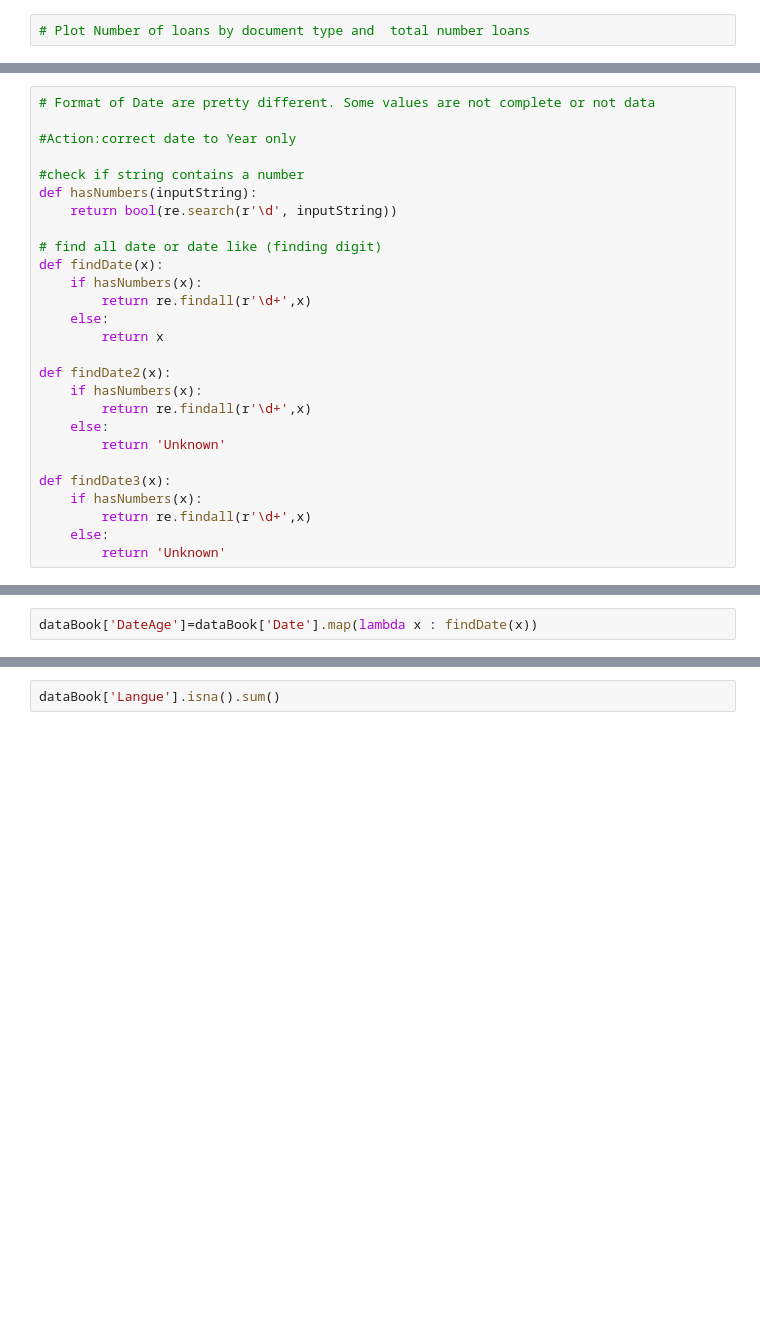
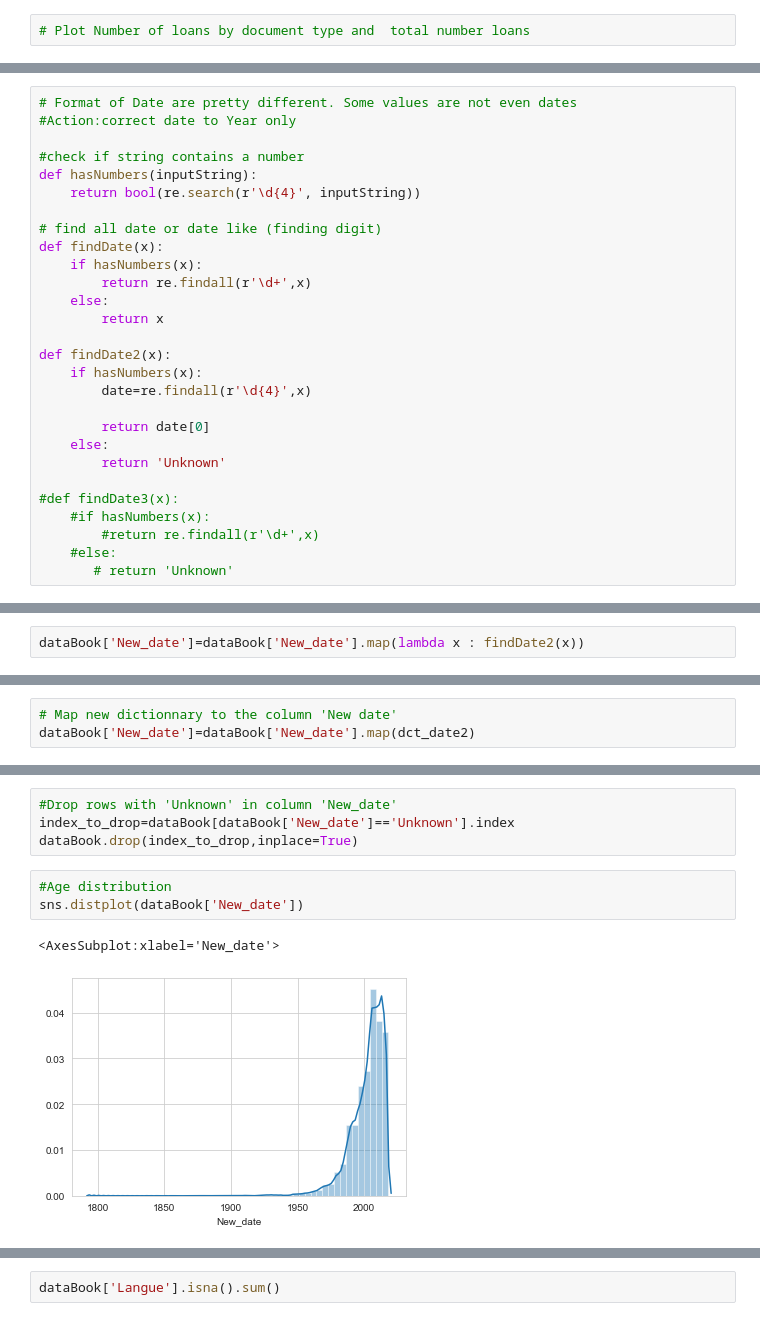
Before and after one commit to srosamont/Projects_Ironhack, a Jupyter notebook: Book_loan/Book_Loan_Cleaning.ipynb, the cells around one changed output, grey strips where cells are left out. Cells and saved outputs as stored; diff of their text form; blank space fills up the shorter version.

Commit message:
Adding date column cleaning

```diff
--- a/Book_loan/Book_Loan_Cleaning.ipynb
+++ b/Book_loan/Book_Loan_Cleaning.ipynb
@@ -788,11 +994,10 @@ dataBook['Date'].fillna('UnknownDate',inplace=True)
 # %%
-# Format of Date are pretty different. Some values are not complete or not data
-
+# Format of Date are pretty different. Some values are not even dates
 #Action:correct date to Year only
 
 #check if string contains a number
 def hasNumbers(inputString):
-    return bool(re.search(r'\d', inputString))
+    return bool(re.search(r'\d{4}', inputString))
 
 # find all date or date like (finding digit)
 def findDate(x):
@@ -803,12 +1008,14 @@ def findDate(x):
 
 def findDate2(x):
     if hasNumbers(x):
-        return re.findall(r'\d+',x)
+        date=re.findall(r'\d{4}',x)
+
+        return date[0]
     else:
         return 'Unknown'
 
-def findDate3(x):
-    if hasNumbers(x):
-        return re.findall(r'\d+',x)
-    else:
-        return 'Unknown'
+#def findDate3(x):
+    #if hasNumbers(x):
+        #return re.findall(r'\d+',x)
+    #else:
+       # return 'Unknown'
@@ -815,2 +1027,2 @@ def findDate3(x):
 # %%
-dataBook['DateAge']=dataBook['Date'].map(lambda x : findDate(x))
+dataBook['New_date']=dataBook['New_date'].map(lambda x : findDate2(x))
@@ -817 +1280,4 @@ dataBook['DateAge']=dataBook['Date'].map(lambda x : findDate(x))
+# %%
+# Map new dictionnary to the column 'New date'
+dataBook['New_date']=dataBook['New_date'].map(dct_date2)
 # %%
@@ -818,0 +1303,10 @@ dataBook['DateAge'].value_counts()
+# %%
+#Drop rows with 'Unknown' in column 'New_date'
+index_to_drop=dataBook[dataBook['New_date']=='Unknown'].index
+dataBook.drop(index_to_drop,inplace=True)
+# %%
+#Age distribution
+sns.distplot(dataBook['New_date'])
+# %% [output]
+<AxesSubplot:xlabel='New_date'>
+[figure, added]
```
Also changed, not shown: parts of 113 cells of this notebook.
